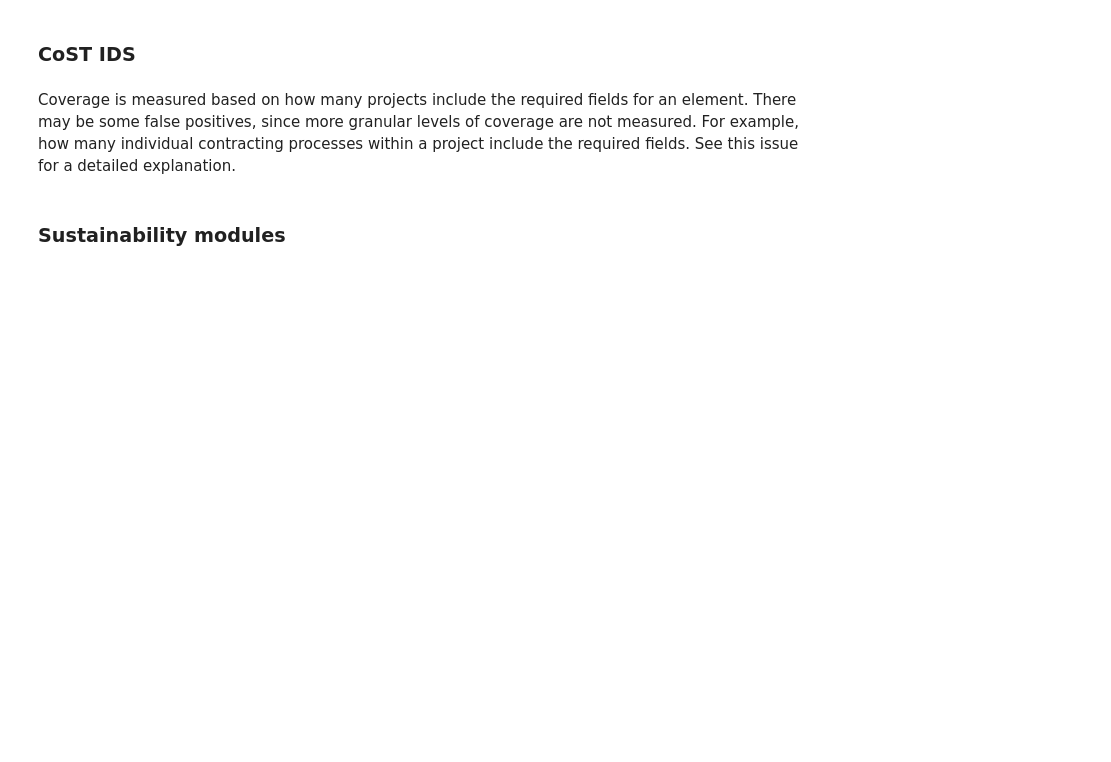
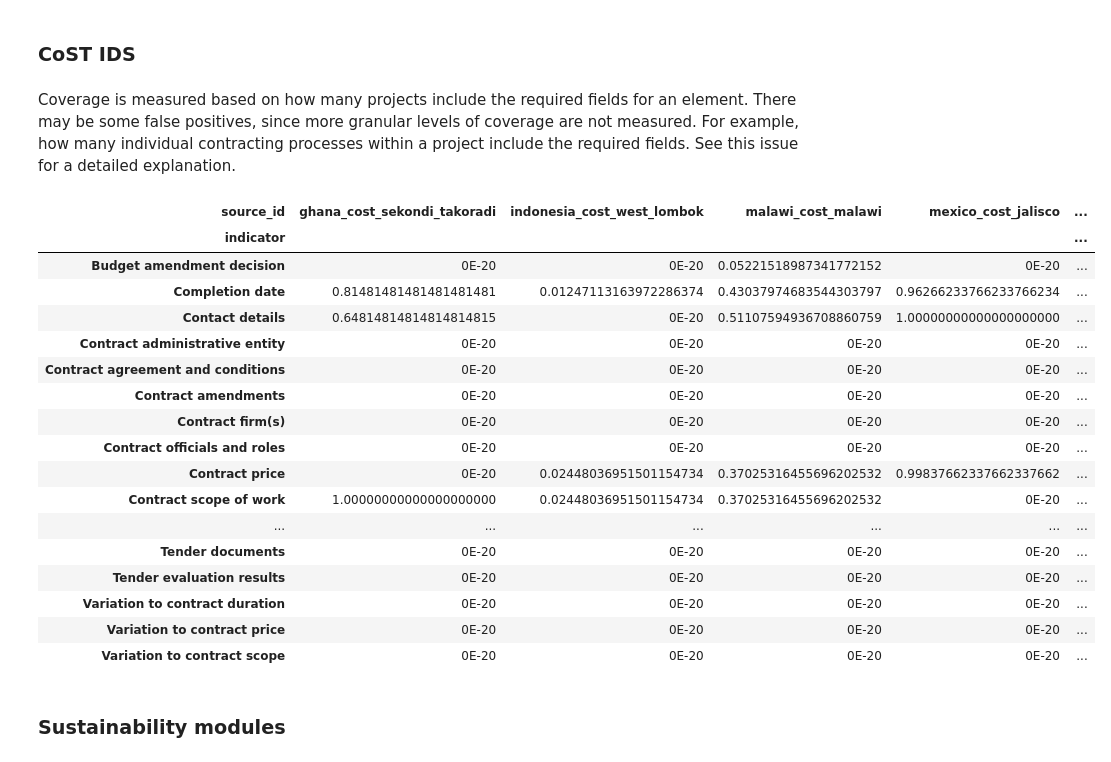
Before and after one commit to open-contracting/notebooks-oc4ids, a Jupyter notebook: OC4IDS_Publisher_Status_Report.ipynb, the cells around one changed output. Cells and saved outputs as stored; diff of their text form; code cells hidden in the pictures; blank space fills up the shorter version.

Commit message:
Replace collection_id in coverage query outputs with source_id, copy edit to appendix

```diff
--- a/OC4IDS_Publisher_Status_Report.ipynb
+++ b/OC4IDS_Publisher_Status_Report.ipynb
@@ -640,9 +989,28 @@ Coverage is measured based on how many projects include the required fields for
 # %%
 results = get_indicator_coverage_results(run_id, 'cost_ids')
 
-results = results.pivot(index=['indicator'], columns='collection_id', values='coverage')
+results = results.pivot(index=['indicator'], columns='source_id', values='coverage')
 
 results.style
+# %% [output]
+| source_id | ghana_cost_sekondi_takoradi | indonesia_cost_west_lombok | malawi_cost_malawi | mexico_cost_jalisco | ... |
+| indicator |  |  |  |  | ... |
+| Budget amendment decision | 0E-20 | 0E-20 | 0.05221518987341772152 | 0E-20 | ... |
+| Completion date | 0.81481481481481481481 | 0.01247113163972286374 | 0.43037974683544303797 | 0.96266233766233766234 | ... |
+| Contact details | 0.64814814814814814815 | 0E-20 | 0.51107594936708860759 | 1.00000000000000000000 | ... |
+| Contract administrative entity | 0E-20 | 0E-20 | 0E-20 | 0E-20 | ... |
+| Contract agreement and conditions | 0E-20 | 0E-20 | 0E-20 | 0E-20 | ... |
+| Contract amendments | 0E-20 | 0E-20 | 0E-20 | 0E-20 | ... |
+| Contract firm(s) | 0E-20 | 0E-20 | 0E-20 | 0E-20 | ... |
+| Contract officials and roles | 0E-20 | 0E-20 | 0E-20 | 0E-20 | ... |
+| Contract price | 0E-20 | 0.02448036951501154734 | 0.37025316455696202532 | 0.99837662337662337662 | ... |
+| Contract scope of work | 1.00000000000000000000 | 0.02448036951501154734 | 0.37025316455696202532 | 0E-20 | ... |
+| ... | ... | ... | ... | ... | ... |
+| Tender documents | 0E-20 | 0E-20 | 0E-20 | 0E-20 | ... |
+| Tender evaluation results | 0E-20 | 0E-20 | 0E-20 | 0E-20 | ... |
+| Variation to contract duration | 0E-20 | 0E-20 | 0E-20 | 0E-20 | ... |
+| Variation to contract price | 0E-20 | 0E-20 | 0E-20 | 0E-20 | ... |
+| Variation to contract scope | 0E-20 | 0E-20 | 0E-20 | 0E-20 | ... |
 # %% [markdown]
 ### Sustainability modules
 # %% [markdown]
```
Also changed, not shown: parts of 46 cells of this notebook.
